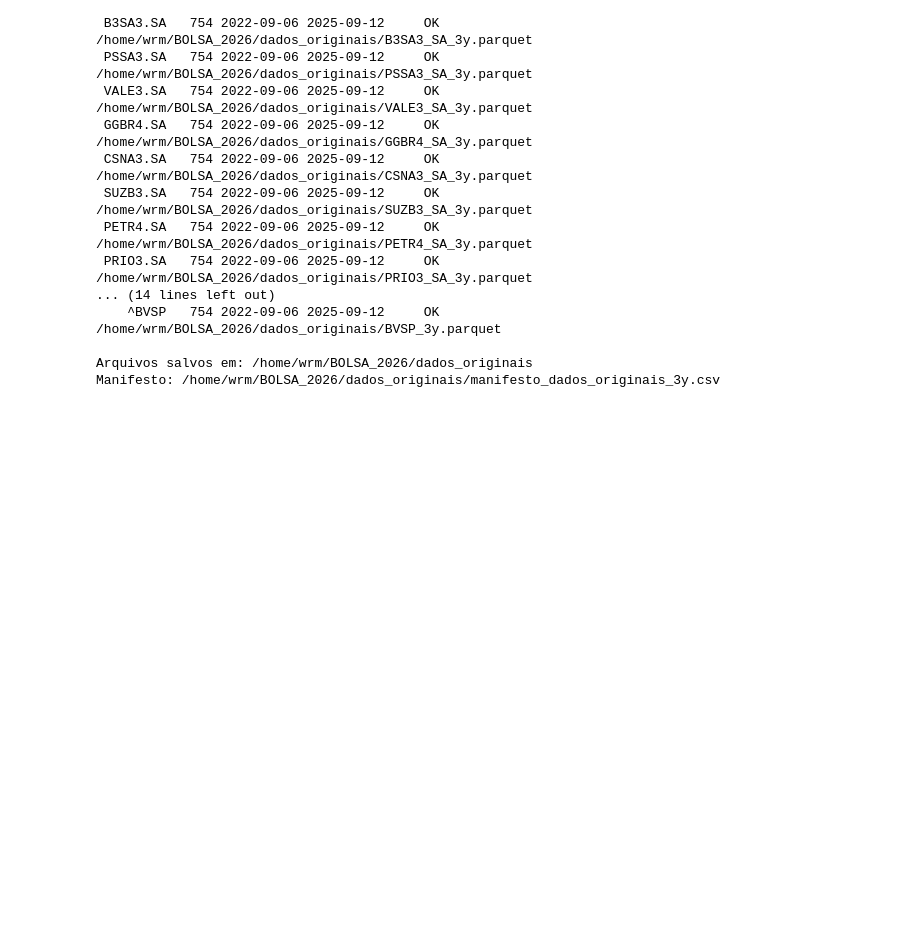
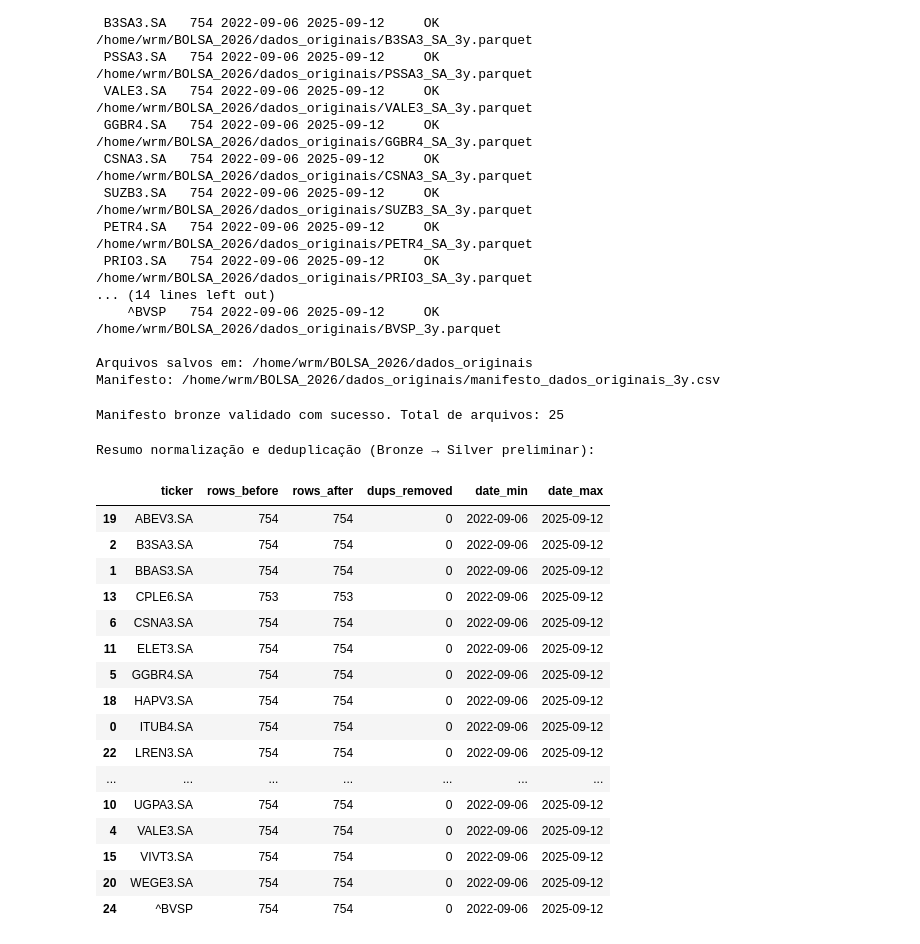
Before and after one commit to WRMELO/bolsa_2026, a Jupyter notebook: notebooks/ingesta_executed.ipynb, the cells around one changed output. Cells and saved outputs as stored; diff of their text form; code cells hidden in the pictures; blank space fills up the shorter version.

Commit message:
adequaçaõ do silver

```diff
--- a/notebooks/ingesta_executed.ipynb
+++ b/notebooks/ingesta_executed.ipynb
@@ -118,0 +204,80 @@ Manifesto: /home/wrm/BOLSA_2026/dados_originais/manifesto_dados_originais_3y.csv
+# %%
+# Objetivo: carregar o manifesto do Bronze, validar existência de 25 entradas e a presença de arquivos.
+
+assert MANIFESTO_BRONZE.exists(), f"Manifesto bronze não encontrado: {MANIFESTO_BRONZE}"
+
+man_bronze = pd.read_csv(MANIFESTO_BRONZE)
+# Esperado: 24 tickers + IBOV = 25 linhas
+assert len(man_bronze) == 25, f"Manifesto deveria ter 25 entradas; encontrado {len(man_bronze)}"
+
+# Validar caminhos de arquivos
+missing = []
+for i, row in man_bronze.iterrows():
+    fp = row.get("file_path", None)
+    if not fp or not Path(fp).exists():
+        missing.append((row.get("ticker", "?"), fp))
+if missing:
+    raise FileNotFoundError(f"Arquivos ausentes no Bronze: {missing}")
+
+print("Manifesto bronze validado com sucesso. Total de arquivos:", len(man_bronze))
+# %% [output]
+Manifesto bronze validado com sucesso. Total de arquivos: 25
+# %%
+# Objetivo: ler cada parquet do Bronze, normalizar schema e garantir unicidade por (ticker, date).
+#           Aqui ainda NÃO alinhamos o calendário; apenas garantimos schema consistente e dedup.
+
+bronze_frames = {}
+stats_norm = []
+
+for _, row in tqdm(man_bronze.iterrows(), total=len(man_bronze), desc="Lendo/normalizando Bronze"):
+    ticker = row["ticker"]
+    fpath = Path(row["file_path"])
+    df = pd.read_parquet(fpath)
+
+    # Normaliza schema
+    df = enforce_schema_flat(df)
+
+    # Garantir coluna 'ticker' válida
+    if "ticker" not in df.columns or df["ticker"].isna().any():
+        # tenta inferir do nome do arquivo, fallback para o valor do manifesto
+        inferred = ticker
+        df["ticker"] = str(inferred)
+
+    # Deduplicar chave (ticker, date)
+    before = len(df)
+    df = df.drop_duplicates(subset=["ticker", "date"], keep="last").reset_index(drop=True)
+    after = len(df)
+
+    # Guardar
+    bronze_frames[ticker] = df
+    stats_norm.append({
+        "ticker": ticker,
+        "rows_before": before,
+        "rows_after": after,
+        "dups_removed": before - after,
+        "date_min": df["date"].min(),
+        "date_max": df["date"].max()
+    })
+
+stats_norm = pd.DataFrame(stats_norm)
+print("Resumo normalização e deduplicação (Bronze → Silver preliminar):")
+display(stats_norm.sort_values("ticker"))
+# %% [output]
+Resumo normalização e deduplicação (Bronze → Silver preliminar):
+|  | ticker | rows_before | rows_after | dups_removed | date_min | date_max |
+| 19 | ABEV3.SA | 754 | 754 | 0 | 2022-09-06 | 2025-09-12 |
+| 2 | B3SA3.SA | 754 | 754 | 0 | 2022-09-06 | 2025-09-12 |
+| 1 | BBAS3.SA | 754 | 754 | 0 | 2022-09-06 | 2025-09-12 |
+| 13 | CPLE6.SA | 753 | 753 | 0 | 2022-09-06 | 2025-09-12 |
+| 6 | CSNA3.SA | 754 | 754 | 0 | 2022-09-06 | 2025-09-12 |
+| 11 | ELET3.SA | 754 | 754 | 0 | 2022-09-06 | 2025-09-12 |
+| 5 | GGBR4.SA | 754 | 754 | 0 | 2022-09-06 | 2025-09-12 |
+| 18 | HAPV3.SA | 754 | 754 | 0 | 2022-09-06 | 2025-09-12 |
+| 0 | ITUB4.SA | 754 | 754 | 0 | 2022-09-06 | 2025-09-12 |
+| 22 | LREN3.SA | 754 | 754 | 0 | 2022-09-06 | 2025-09-12 |
+| ... | ... | ... | ... | ... | ... | ... |
+| 10 | UGPA3.SA | 754 | 754 | 0 | 2022-09-06 | 2025-09-12 |
+| 4 | VALE3.SA | 754 | 754 | 0 | 2022-09-06 | 2025-09-12 |
+| 15 | VIVT3.SA | 754 | 754 | 0 | 2022-09-06 | 2025-09-12 |
+| 20 | WEGE3.SA | 754 | 754 | 0 | 2022-09-06 | 2025-09-12 |
+| 24 | ^BVSP | 754 | 754 | 0 | 2022-09-06 | 2025-09-12 |
```
Also changed, not shown: parts of 6 cells of this notebook, 55 other files.
